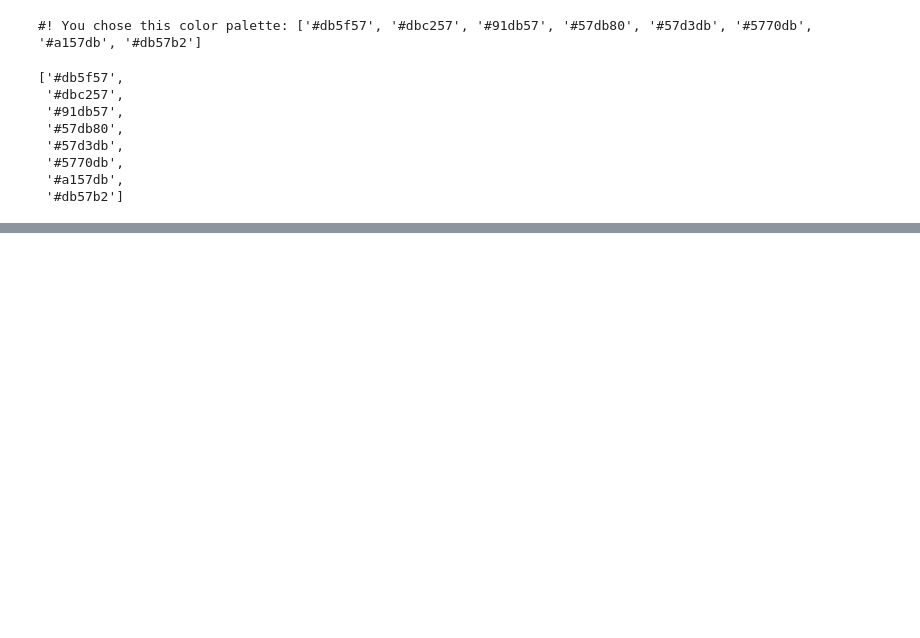
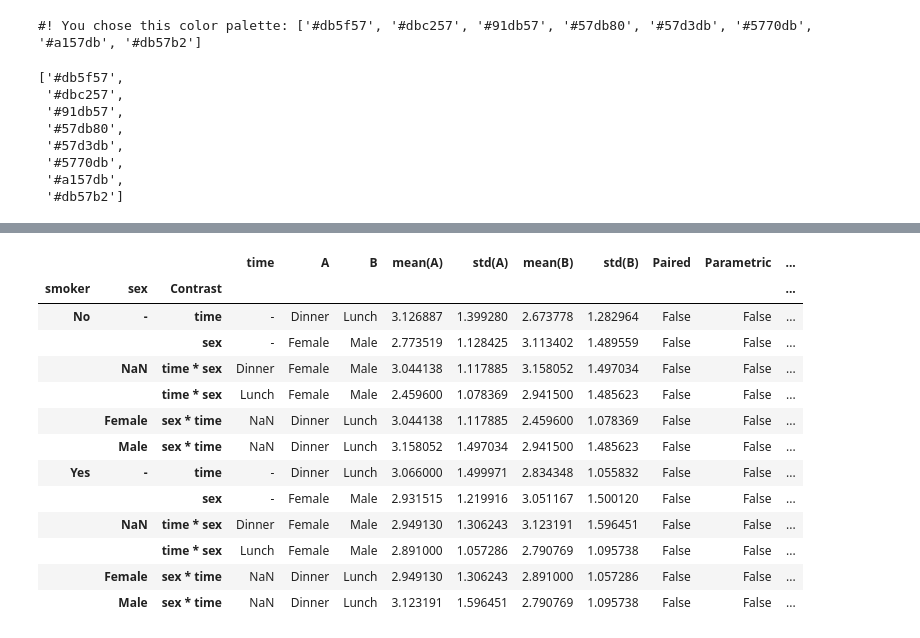
Before and after one commit to markur4/plotastic, a Jupyter notebook: IMAGES/EXAMPLE_GALLERY/example_gallery.ipynb, the cells around one changed output, grey strips where cells are left out. Drawn from its saved outputs; the diff is of its cells as text; code cells hidden in the pictures; blank space fills up the shorter version.

```diff
--- a/IMAGES/EXAMPLE_GALLERY/example_gallery.ipynb
+++ b/IMAGES/EXAMPLE_GALLERY/example_gallery.ipynb
@@ -17,0 +63,18 @@ plst.set_palette("hls", verbose=True)
+# %%
+# Unpaired, Nonparametric -> Mann-Whitney U test
+DA.test_pairwise(parametric=False)
+# %% [output]
+|  |  |  | time | A | B | mean(A) | std(A) | mean(B) | std(B) | Paired | Parametric | ... |
+| smoker | sex | Contrast |  |  |  |  |  |  |  |  |  | ... |
+| No | - | time | - | Dinner | Lunch | 3.126887 | 1.399280 | 2.673778 | 1.282964 | False | False | ... |
+|  |  | sex | - | Female | Male | 2.773519 | 1.128425 | 3.113402 | 1.489559 | False | False | ... |
+|  | NaN | time * sex | Dinner | Female | Male | 3.044138 | 1.117885 | 3.158052 | 1.497034 | False | False | ... |
+|  |  | time * sex | Lunch | Female | Male | 2.459600 | 1.078369 | 2.941500 | 1.485623 | False | False | ... |
+|  | Female | sex * time | NaN | Dinner | Lunch | 3.044138 | 1.117885 | 2.459600 | 1.078369 | False | False | ... |
+|  | Male | sex * time | NaN | Dinner | Lunch | 3.158052 | 1.497034 | 2.941500 | 1.485623 | False | False | ... |
+| Yes | - | time | - | Dinner | Lunch | 3.066000 | 1.499971 | 2.834348 | 1.055832 | False | False | ... |
+|  |  | sex | - | Female | Male | 2.931515 | 1.219916 | 3.051167 | 1.500120 | False | False | ... |
+|  | NaN | time * sex | Dinner | Female | Male | 2.949130 | 1.306243 | 3.123191 | 1.596451 | False | False | ... |
+|  |  | time * sex | Lunch | Female | Male | 2.891000 | 1.057286 | 2.790769 | 1.095738 | False | False | ... |
+|  | Female | sex * time | NaN | Dinner | Lunch | 2.949130 | 1.306243 | 2.891000 | 1.057286 | False | False | ... |
+|  | Male | sex * time | NaN | Dinner | Lunch | 3.123191 | 1.596451 | 2.790769 | 1.095738 | False | False | ... |
```
Also changed, not shown: parts of 9 cells of this notebook, 3 other files.
